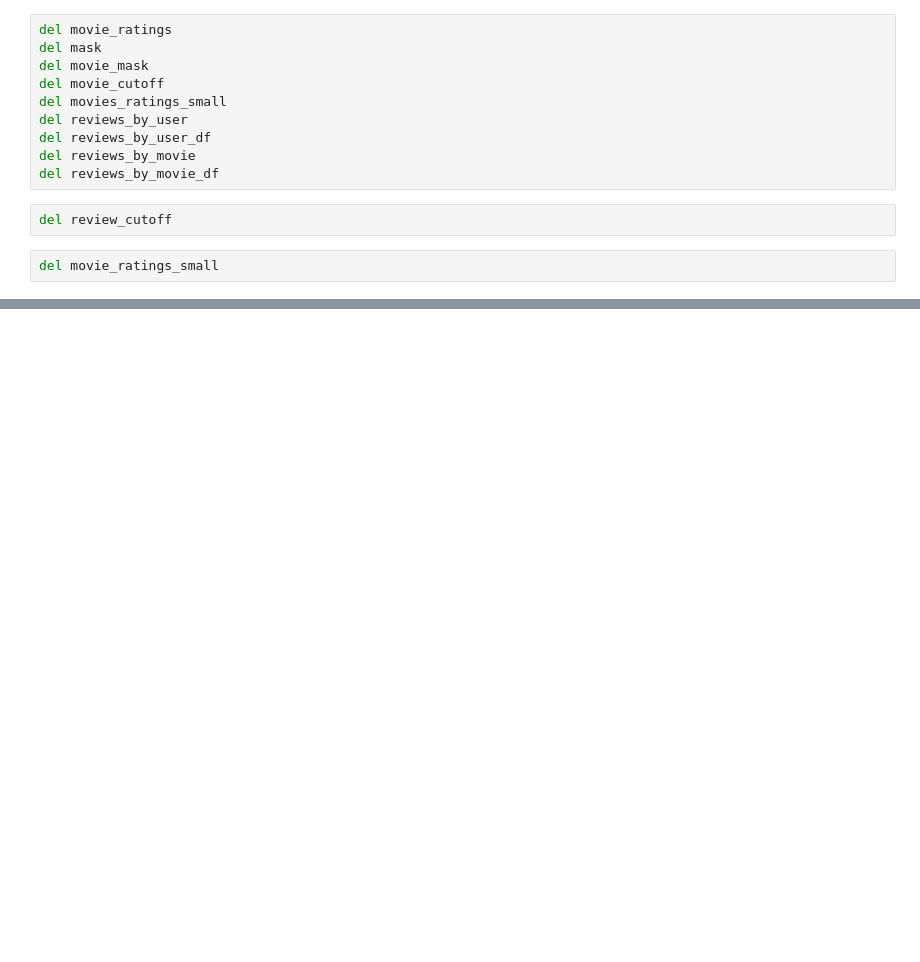
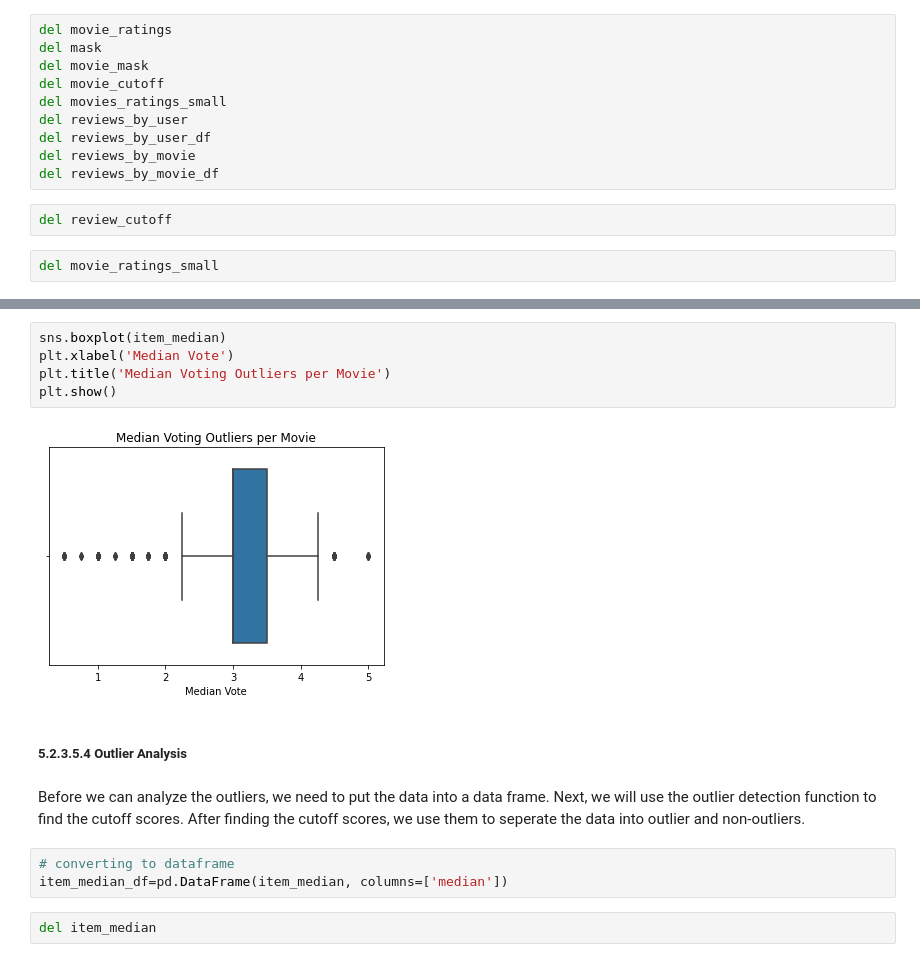
Before and after one commit to trauzi12/movie_recommendation_system, a Jupyter notebook: notebooks/05_Modeling.ipynb, the cells around one changed output, grey strips where cells are left out. Drawn from its saved outputs; the diff is of its cells as text; blank space fills up the shorter version.

```diff
--- a/notebooks/05_Modeling.ipynb
+++ b/notebooks/05_Modeling.ipynb
@@ -1235,0 +841,16 @@ Due to computational power limitations, I will reduce my data set by removing th
+# %%
+sns.boxplot(item_median)
+plt.xlabel('Median Vote')
+plt.title('Median Voting Outliers per Movie')
+plt.show()
+# %% [output]
+[figure, added]
+# %% [markdown]
+##### 5.2.3.5.4 Outlier Analysis
+# %% [markdown]
+Before we can analyze the outliers, we need to put the data into a data frame. Next, we will use the outlier detection function to find the cutoff scores. After finding the cutoff scores, we use them to seperate the data into outlier and non-outliers.
+# %%
+# converting to dataframe
+item_median_df=pd.DataFrame(item_median, columns=['median'])
+# %%
+del item_median
```
Also changed, not shown: parts of 178 cells of this notebook, 2 other files.
